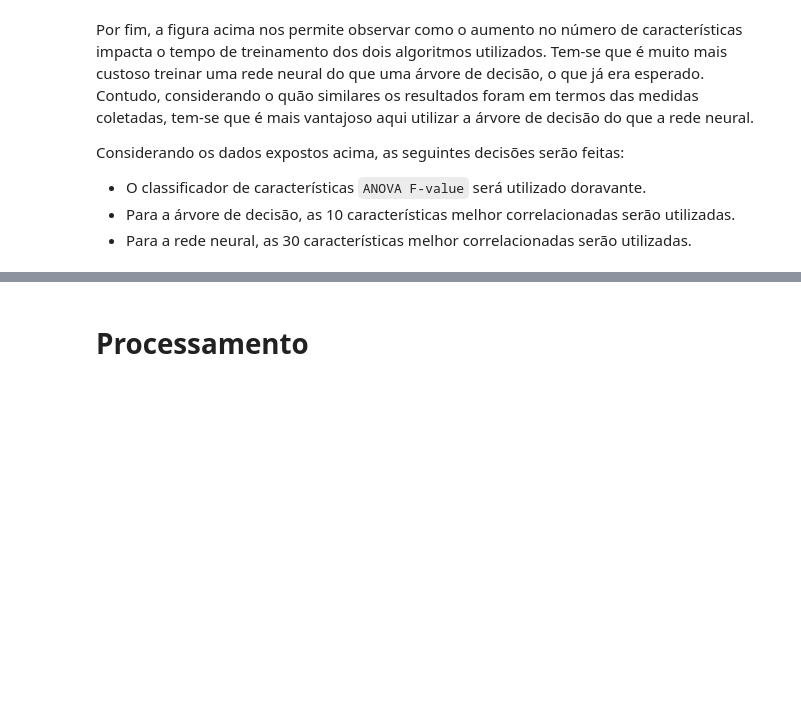
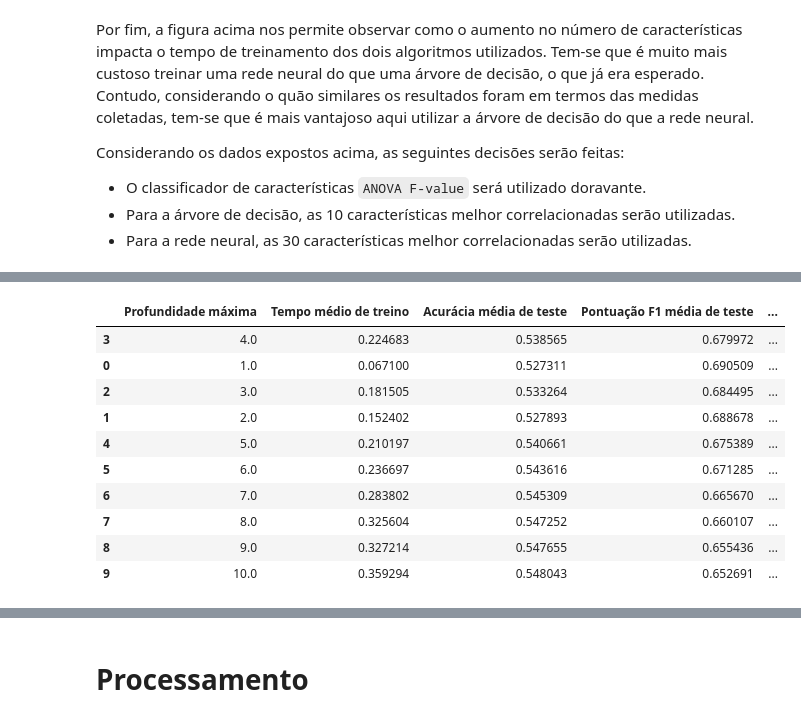
Before and after one commit to ygarasab/data-classification, a Jupyter notebook: código/Processamento.ipynb, the cells around one changed output, grey strips where cells are left out. Cells and saved outputs as stored; diff of their text form; code cells hidden in the pictures; blank space fills up the shorter version.

```diff
--- a/código/Processamento.ipynb
+++ b/código/Processamento.ipynb
@@ -449,0 +530,17 @@ Considerando os dados expostos acima, as seguintes decisões serão feitas:
+# %%
+resultados_de_profundidade_de_arvore = pd.read_csv(
+    f"{diretorio_de_resultados.as_posix()}/Resultados de profundidade de árvore.csv", sep=";", encoding="utf-8"
+)
+resultados_de_profundidade_de_arvore.sort_values(by="Pontuação final", ascending=False).head(10)
+# %% [output]
+|  | Profundidade máxima | Tempo médio de treino | Acurácia média de teste | Pontuação F1 média de teste | ... |
+| 3 | 4.0 | 0.224683 | 0.538565 | 0.679972 | ... |
+| 0 | 1.0 | 0.067100 | 0.527311 | 0.690509 | ... |
+| 2 | 3.0 | 0.181505 | 0.533264 | 0.684495 | ... |
+| 1 | 2.0 | 0.152402 | 0.527893 | 0.688678 | ... |
+| 4 | 5.0 | 0.210197 | 0.540661 | 0.675389 | ... |
+| 5 | 6.0 | 0.236697 | 0.543616 | 0.671285 | ... |
+| 6 | 7.0 | 0.283802 | 0.545309 | 0.665670 | ... |
+| 7 | 8.0 | 0.325604 | 0.547252 | 0.660107 | ... |
+| 8 | 9.0 | 0.327214 | 0.547655 | 0.655436 | ... |
+| 9 | 10.0 | 0.359294 | 0.548043 | 0.652691 | ... |
```
Also changed, not shown: parts of 21 cells of this notebook, 7 other files.
